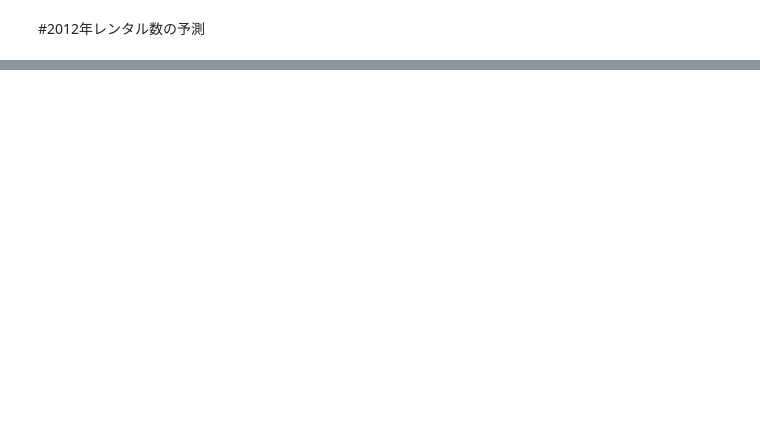
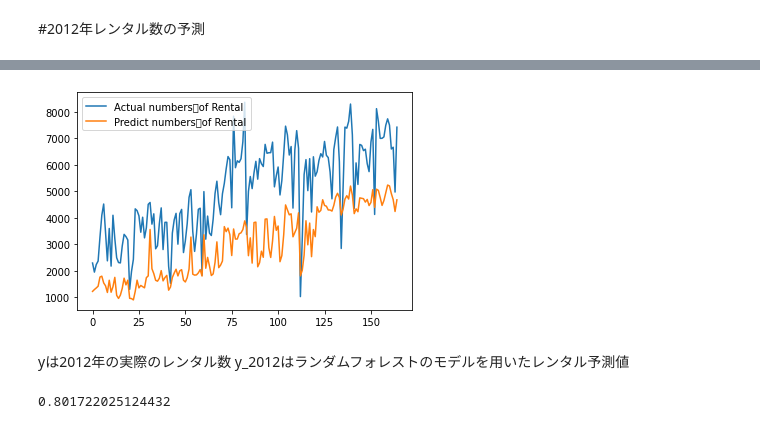
Before and after one commit to kaigitt/GoogleColab, a Jupyter notebook: 【砂川快斗】教師あり学習の演習_editor_ipynb_のコピー.ipynb, the cells around one changed output, grey strips where cells are left out. Drawn from its saved outputs; the diff is of its cells as text; code cells hidden in the pictures; blank space fills up the shorter version.

```diff
--- a/【砂川快斗】教師あり学習の演習_editor_ipynb_のコピー.ipynb
+++ b/【砂川快斗】教師あり学習の演習_editor_ipynb_のコピー.ipynb
@@ -154,0 +166,5 @@ df_cycle_2012
+# %%
+df_cycle_2012 = pd.get_dummies(df_cycle_except_object[['count', 'year', 'mnth', 'weekday', 'temp', 'hum', 'windspeed', 'Season', 'holiday', 'WorkingDay', 'weathersit']])
+df_cycle_2012 = df_cycle_2012[df_cycle_2012['year'] == 2012]
+
+df_cycle_2012
@@ -302,2 +415,8 @@ r2_score(y_pred,y_test)
 # %% [markdown]
 #2012年レンタル数の予測
+# %%
+y = df_cycle_2012['count']
+y = y.reset_index(drop=True)
+# %%
+X_2012 = df_cycle_2012.drop(['count'], axis=1)
+X_2012
@@ -303,0 +437,3 @@ r2_score(y_pred,y_test)
+# %%
+y_2012 = random_forest.predict(X_2012)
+y_2012
@@ -303,0 +458,17 @@ r2_score(y_pred,y_test)
+# %%
+plt.figure()
+plt.plot(y, label='Actual numbers　of Rental')
+plt.plot(y_2012, label='Predict numbers　of Rental')
+plt.legend()
+plt.show()
+# %% [output]
+[figure, added]
+# %% [markdown]
+yは2012年の実際のレンタル数
+y_2012はランダムフォレストのモデルを用いたレンタル予測値
+# %%
+#MAPEでの評価
+from sklearn.metrics import mean_absolute_percentage_error
+mean_absolute_percentage_error(y_2012,y)
+# %% [output]
+0.801722025124432
```
Also changed, not shown: parts of 25 cells of this notebook.
